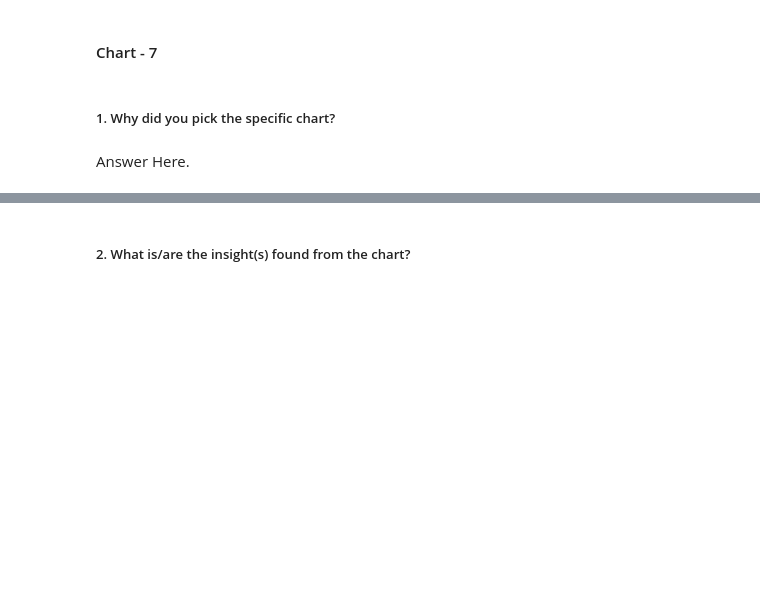
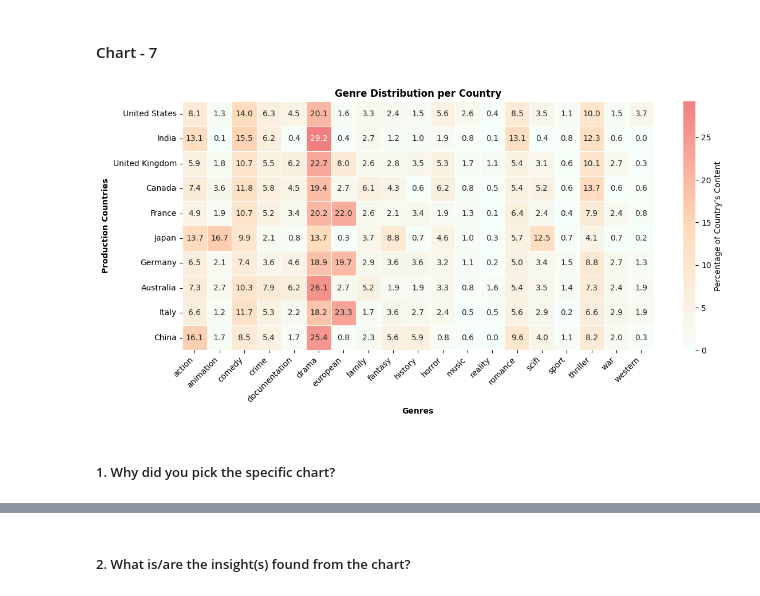
Before and after one commit to Giraj12/EDA--Capstone-Project, a Jupyter notebook: Amazon_Shows_EDA_.ipynb, the cells around one changed output, grey strips where cells are left out. Drawn from its saved outputs; the diff is of its cells as text; code cells hidden in the pictures; blank space fills up the shorter version.

```diff
--- a/Amazon_Shows_EDA_.ipynb
+++ b/Amazon_Shows_EDA_.ipynb
@@ -1359,4 +1431,37 @@ Answer Here
+# %%
+# Chart - 7 visualization code
+
+
+# eliminating duplicate records
+df_unique=df.drop_duplicates(subset=['id', 'genres', 'production_countries'])
+
+top_10_countries=region_percent['production_countries'].tolist()
+
+full_ct= pd.crosstab(df_unique['production_countries'], df_unique['genres'])
+
+# converting actual counts to percentage
+full_ct_percent= full_ct.div(full_ct.sum(axis=1), axis=0)*100
+
+# filter top 10 countries
+heatmap_data=full_ct_percent.loc[top_10_countries]
+
+# maps country code to their full name
+heatmap_data.index=heatmap_data.index.map(country_code_to_full_name)
+
+pastel_gradient = LinearSegmentedColormap.from_list(
+     "pastel_share_gradient",
+    ["mintcream", "peachpuff", "lightcoral"]
+)
+
+plt.figure(figsize=(12, 6))
+sns.heatmap(heatmap_data, annot=True, fmt=".1f", cmap=pastel_gradient, linewidths=0.5, cbar_kws={'label': 'Percentage of Country’s Content'})
+plt.title('Genre Distribution per Country', fontsize=12, fontweight='bold')
+plt.xlabel('Genres', fontsize=10, fontweight='bold')
+plt.ylabel('Production Countries', fontsize=10, fontweight='bold')
+plt.xticks(rotation=45, ha='right')
+plt.tight_layout()
+plt.show()
+# %% [output]
+[figure, added]
 # %% [markdown]
 ##### 1. Why did you pick the specific chart?
-# %% [markdown]
-Answer Here.
```
Also changed, not shown: parts of 16 cells of this notebook.
